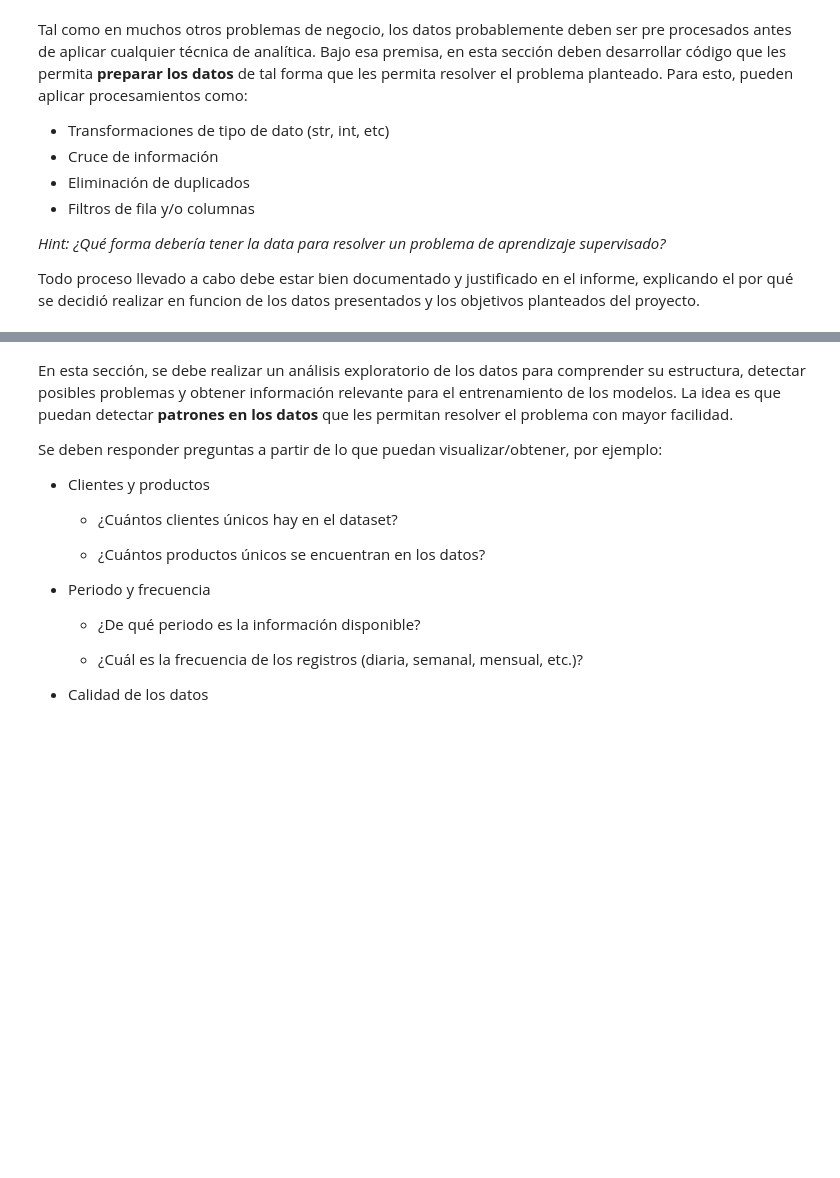
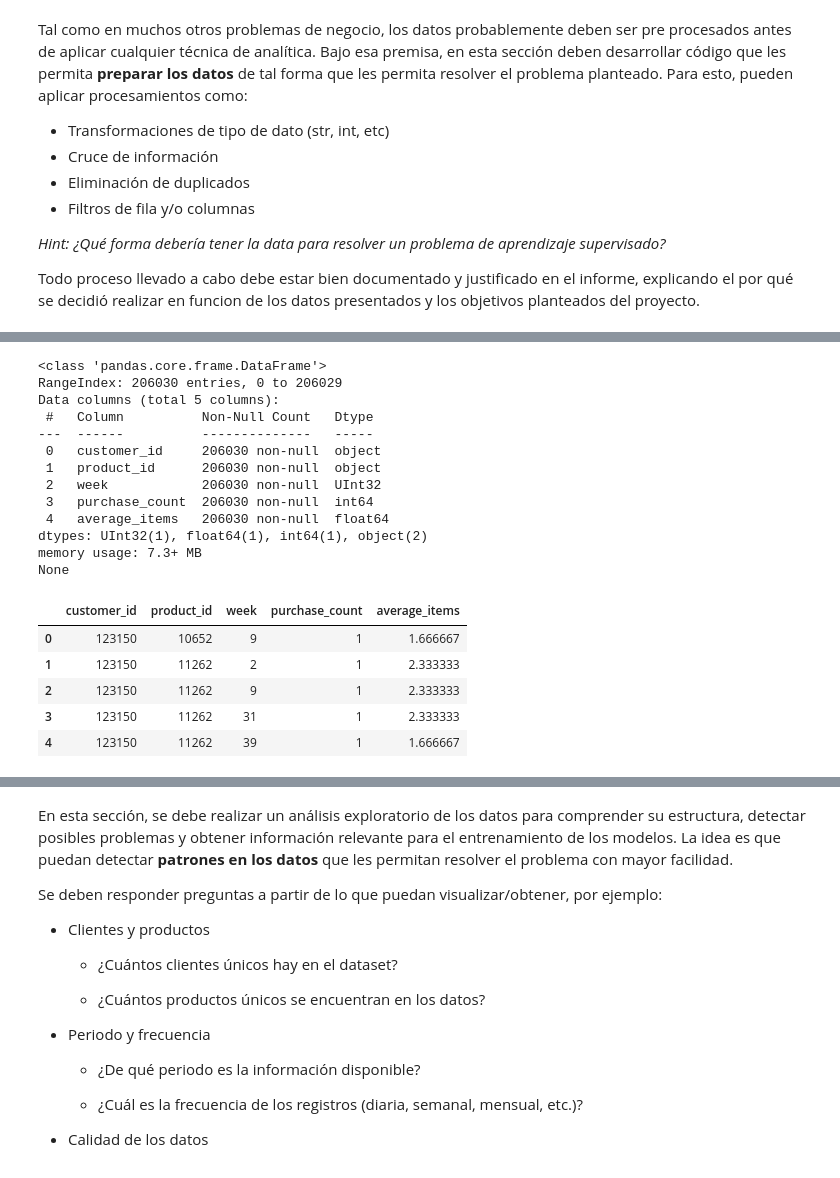
Before and after one commit to fco-marquez/MDS7202_Free_Riders, a Jupyter notebook: entrega1/enunciado_entrega1.ipynb, the cells around one changed output, grey strips where cells are left out. Cells and saved outputs as stored; diff of their text form; code cells hidden in the pictures; blank space fills up the shorter version.

```diff
--- a/entrega1/enunciado_entrega1.ipynb
+++ b/entrega1/enunciado_entrega1.ipynb
@@ -667,0 +292,38 @@ None
+# %%
+# Transformar id's a string's
+df_customers["customer_id"] = df_customers["customer_id"].astype(str)
+df_products["product_id"] = df_products["product_id"].astype(str)
+df_transactions["customer_id"] = df_transactions["customer_id"].astype(str)
+df_transactions["product_id"] = df_transactions["product_id"].astype(str)
+df_transactions["order_id"] = df_transactions["order_id"].astype(str)
+
+# Crear variable week
+df_transactions["week"] = df_transactions["purchase_date"].dt.isocalendar().week
+
+# Agrupar por customer_id, product_id y week, contando las compras y promediando los items
+df_gruped = df_transactions.groupby(["customer_id", "product_id", "week"]).agg(
+    purchase_count=('order_id', 'count'),
+    average_items=('items', 'mean')
+).reset_index()
+print(df_gruped.info())
+df_gruped.head()
+# %% [output]
+<class 'pandas.core.frame.DataFrame'>
+RangeIndex: 206030 entries, 0 to 206029
+Data columns (total 5 columns):
+ #   Column          Non-Null Count   Dtype
+---  ------          --------------   -----
+ 0   customer_id     206030 non-null  object
+ 1   product_id      206030 non-null  object
+ 2   week            206030 non-null  UInt32
+ 3   purchase_count  206030 non-null  int64
+ 4   average_items   206030 non-null  float64
+dtypes: UInt32(1), float64(1), int64(1), object(2)
+memory usage: 7.3+ MB
+None
+|  | customer_id | product_id | week | purchase_count | average_items |
+| 0 | 123150 | 10652 | 9 | 1 | 1.666667 |
+| 1 | 123150 | 11262 | 2 | 1 | 2.333333 |
+| 2 | 123150 | 11262 | 9 | 1 | 2.333333 |
+| 3 | 123150 | 11262 | 31 | 1 | 2.333333 |
+| 4 | 123150 | 11262 | 39 | 1 | 1.666667 |
```
Also changed, not shown: parts of 38 cells of this notebook.
